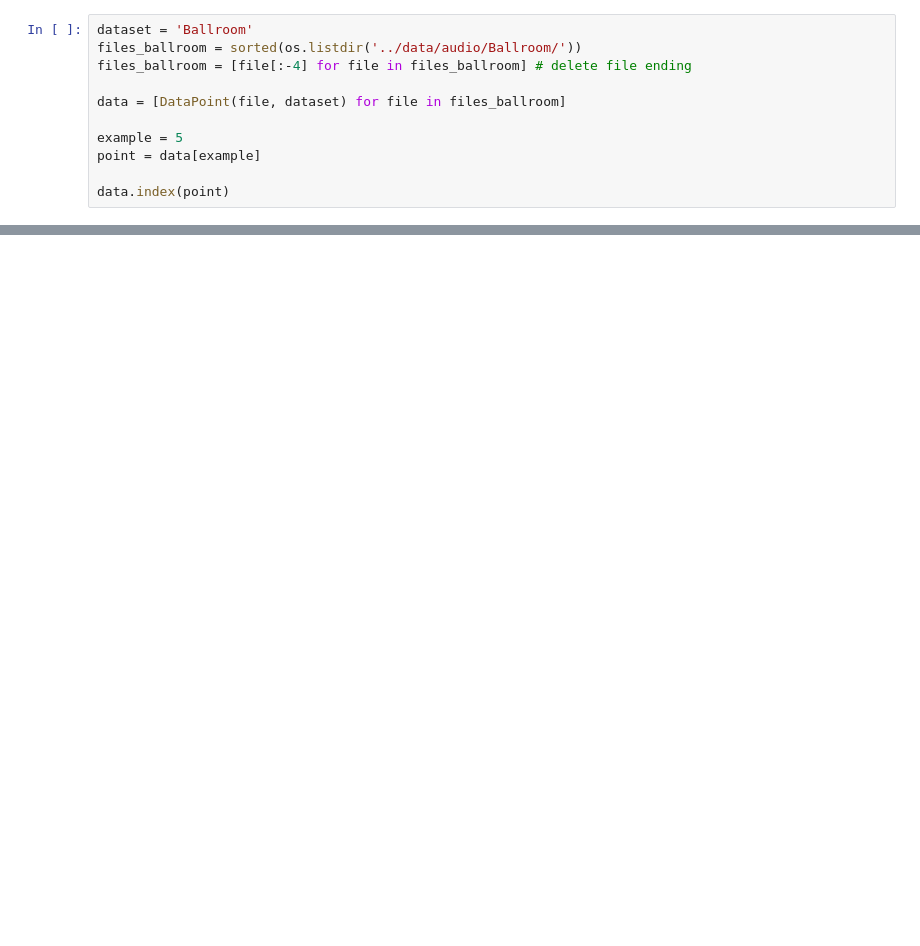
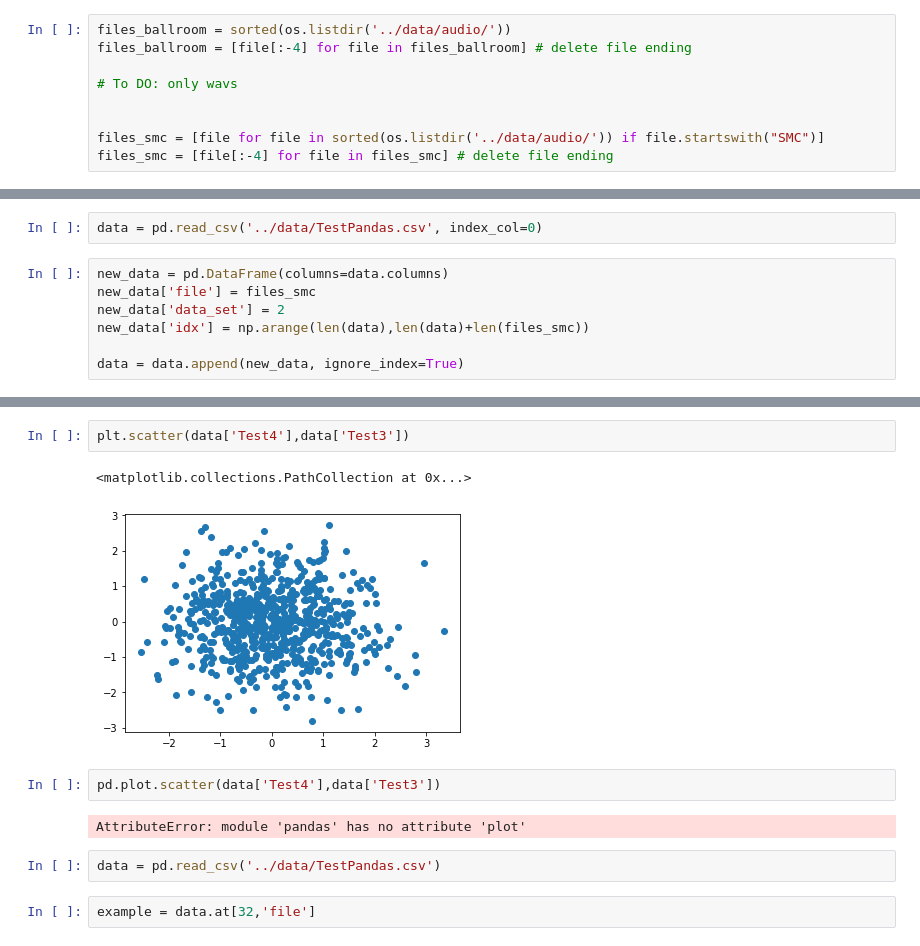
Before and after one commit to julius-richter/beat_tracker, a Jupyter notebook: jupyter/data.ipynb, the cells around one changed output, grey strips where cells are left out. Drawn from its saved outputs; the diff is of its cells as text; blank space fills up the shorter version.

```diff
--- a/jupyter/data.ipynb
+++ b/jupyter/data.ipynb
@@ -66,11 +19,9 @@ class DataPoint():
 # %%
-dataset = 'Ballroom'
-files_ballroom = sorted(os.listdir('../data/audio/Ballroom/'))
+files_ballroom = sorted(os.listdir('../data/audio/'))
 files_ballroom = [file[:-4] for file in files_ballroom] # delete file ending
 
-data = [DataPoint(file, dataset) for file in files_ballroom]
+# To DO: only wavs
 
-example = 5
-point = data[example]
 
-data.index(point)
+files_smc = [file for file in sorted(os.listdir('../data/audio/')) if file.startswith("SMC")]
+files_smc = [file[:-4] for file in files_smc] # delete file ending
@@ -82,0 +28,9 @@ data.index(point)
+# %%
+data = pd.read_csv('../data/TestPandas.csv', index_col=0)
+# %%
+new_data = pd.DataFrame(columns=data.columns)
+new_data['file'] = files_smc
+new_data['data_set'] = 2
+new_data['idx'] = np.arange(len(data),len(data)+len(files_smc))
+
+data = data.append(new_data, ignore_index=True)
@@ -82,0 +60,13 @@ data.index(point)
+# %%
+plt.scatter(data['Test4'],data['Test3'])
+# %% [output]
+<matplotlib.collections.PathCollection at 0x...>
+[figure, added]
+# %%
+pd.plot.scatter(data['Test4'],data['Test3'])
+# %% [output]
+AttributeError: module 'pandas' has no attribute 'plot'
+# %%
+data = pd.read_csv('../data/TestPandas.csv')
+# %%
+example = data.at[32,'file']
```
Also changed, not shown: parts of 10 cells of this notebook, 9 other files.
